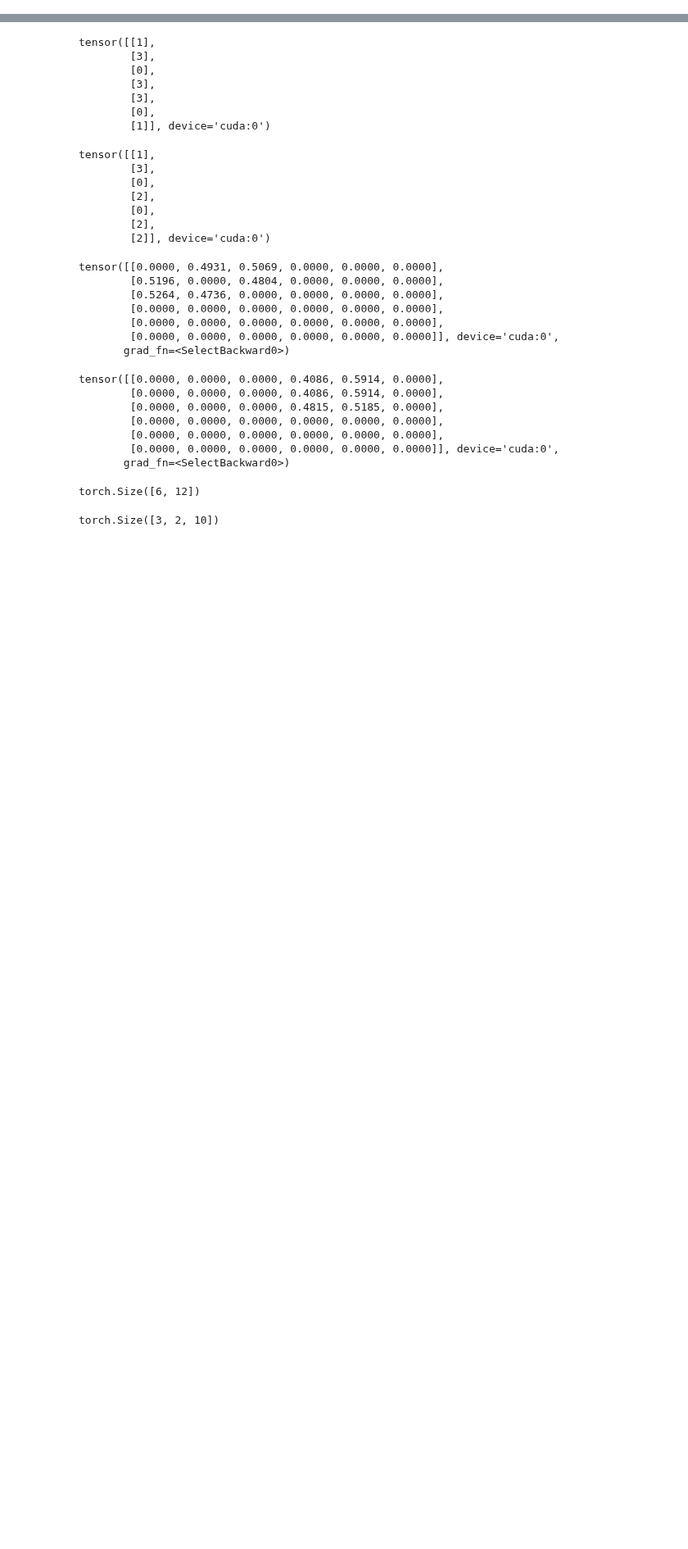
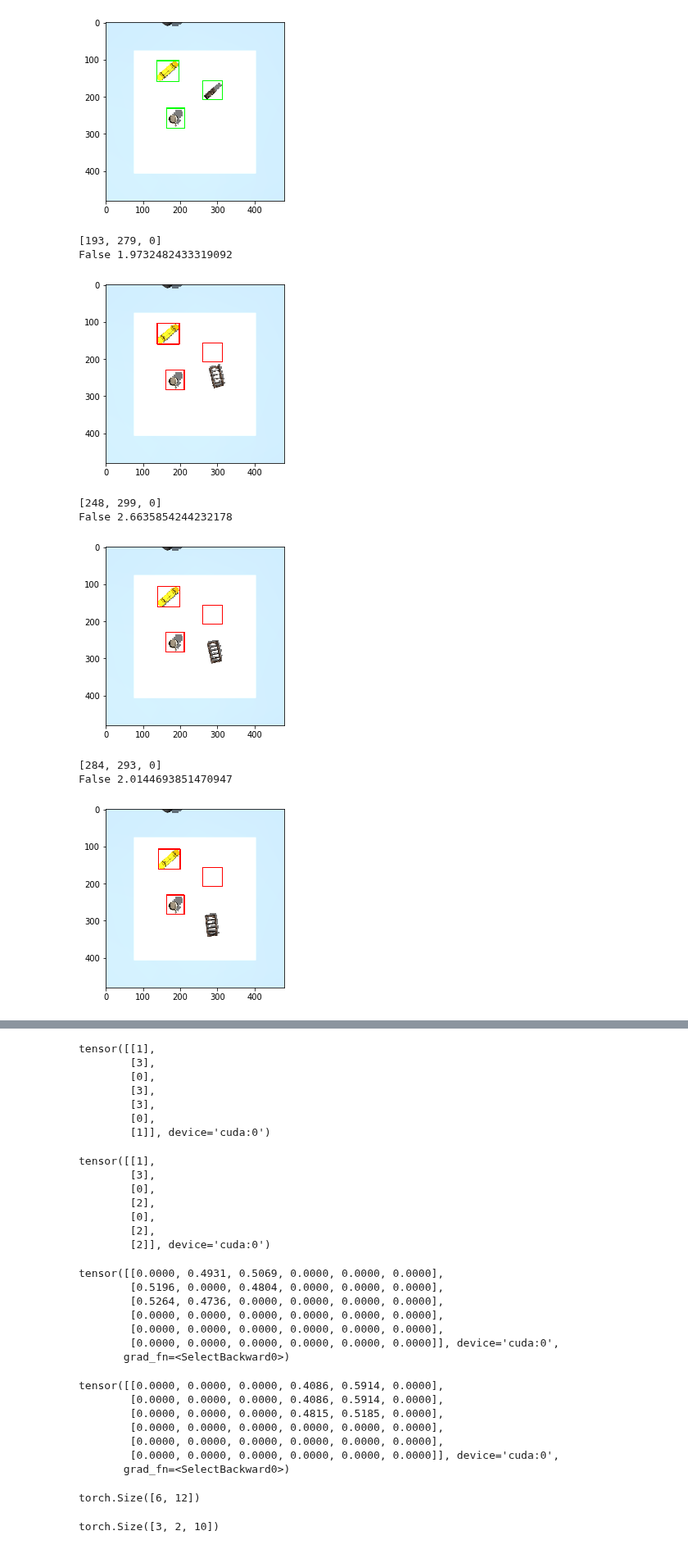
Before and after one commit to hogunkee/ur5_manipulation, a Jupyter notebook: object_wise/dqn/debugging.ipynb, the cells around one changed output, grey strips where cells are left out. Shown at 82% size. Cells and saved outputs as stored; diff of their text form; code cells hidden in the pictures; blank space fills up the shorter version.

```diff
--- a/object_wise/dqn/debugging.ipynb
+++ b/object_wise/dqn/debugging.ipynb
@@ -22,0 +105,77 @@ atn_in, atn_g = qnet(obs_st, obs_g, nb_st, nb_g)
+# %%
+random.seed(0)
+np.random.seed(11)
+
+key = 'medianflow'
+tracker_types = {
+    'boost': cv2.TrackerBoosting_create,
+    'mil': cv2.TrackerMIL_create,
+    'kcf': cv2.TrackerKCF_create,
+    'csrt': cv2.TrackerCSRT_create,
+    'tld': cv2.TrackerTLD_create,
+    'medianflow': cv2.TrackerMedianFlow_create,
+    'goturn': cv2.TrackerGOTURN_create,
+    'mosse': cv2.TrackerMOSSE_create
+}
+
+(state_img, goal_img), info = env.reset()
+
+# initialize trackers
+masks, feature = sdf.get_masks(state_img[0], None, 'HWC')
+frame = (state_img[0] * 255).astype(np.uint8)
+trackers = cv2.MultiTracker_create()
+for m in masks:
+    sy, sx = np.array(np.where(m)).min(1)
+    my, mx = np.array(np.where(m)).max(1)
+    dy = my - sy
+    dx = mx - sx
+    bbox = (sx, sy, dx, dy)
+
+    tracker = tracker_types[key]()
+    trackers.add(tracker, frame, bbox)
+    cv2.rectangle(frame, (sx, sy), (sx+dx, sy+dy), (0, 255, 0), 2)
+plt.imshow(frame)
+plt.show()
+
+actions = [(0, 0) for j in range(4)] \
+        + [(1, 1) for k in range(6)] \
+        + [(1, 2) for k in range(3)]
+for i in range(13):
+    st = time.time()
+
+    # # random action
+    # obj = np.random.randint(len(info['poses']))
+    # py, px = env.pos2pixel(*info['poses'][obj])
+    # theta = np.random.randint(8)
+    # action = [px, py, theta]
+    obj = actions[i][0]
+    py, px = env.pos2pixel(*info['poses'][obj])
+    theta = actions[i][1]
+    action = [px, py, theta]
+    print(action)
+
+    (state_img, _), reward, done, info = env.step(action)
+
+    frame = (state_img[0] * 255).astype(np.uint8)
+    (success, boxes) = trackers.update(frame)
+    et = time.time()
+    print(success, et-st)
+    for box in boxes:
+        (x, y, w, h) = [int(v) for v in box]
+        cv2.rectangle(frame, (x, y), (x+w, y+h), (255, 0, 0), 2)
+        # print(x, y, w, h)
+
+    plt.imshow(frame)
+    plt.show()
+    # print()
+# %% [output]
+[figure, added]
+[193, 279, 0]
+False 1.9732482433319092
+[figure, added]
+[248, 299, 0]
+False 2.6635854244232178
+[figure, added]
+[284, 293, 0]
+False 2.0144693851470947
+[figure, added]
```
Also changed, not shown: parts of 17 cells of this notebook, 5 other files.
